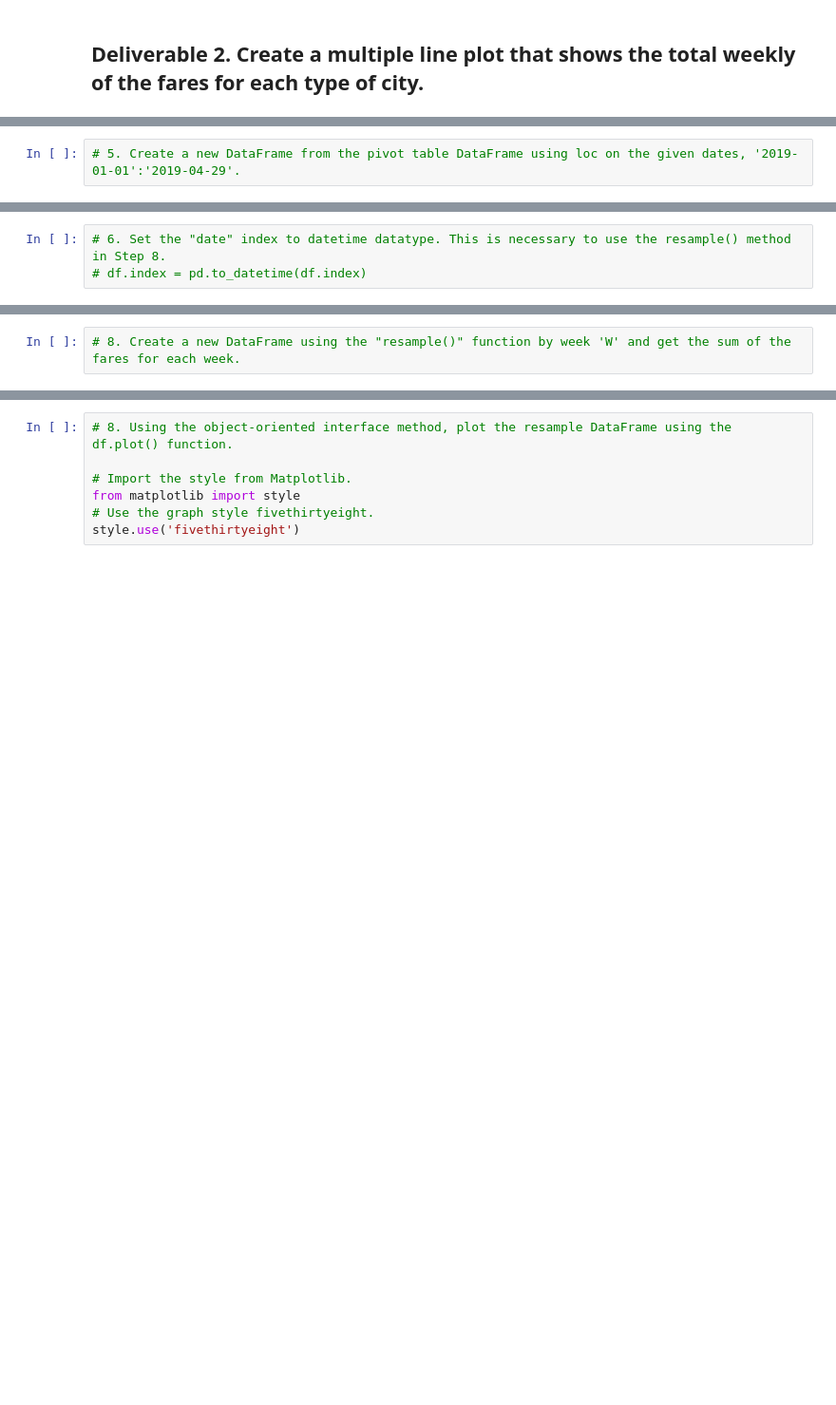
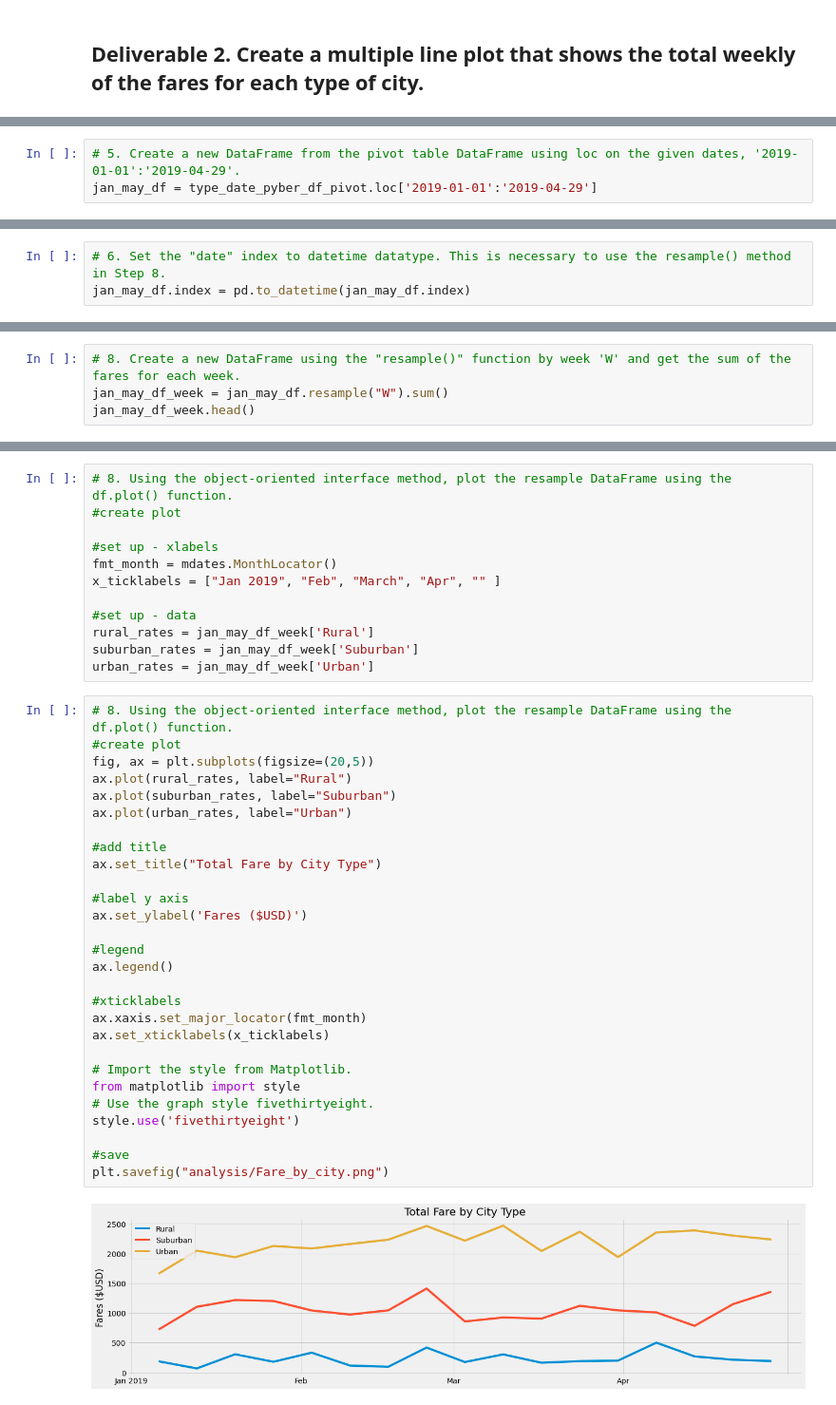
Before and after one commit to Danieleloprieno/PyBer_Analysis, a Jupyter notebook: PyBer_Challenge.ipynb, the cells around one changed output, grey strips where cells are left out. Shown at 95% size. Saved outputs shown, nothing was run; the diff lists cells and outputs as text; blank space fills up the shorter version.

```diff
--- a/PyBer_Challenge.ipynb
+++ b/PyBer_Challenge.ipynb
@@ -136,2 +191,3 @@ pyber_summary_df
 # %%
 # 5. Create a new DataFrame from the pivot table DataFrame using loc on the given dates, '2019-01-01':'2019-04-29'.
+jan_may_df = type_date_pyber_df_pivot.loc['2019-01-01':'2019-04-29']
@@ -138,5 +209,5 @@ pyber_summary_df
 # %%
 # 6. Set the "date" index to datetime datatype. This is necessary to use the resample() method in Step 8.
-# df.index = pd.to_datetime(df.index)
+jan_may_df.index = pd.to_datetime(jan_may_df.index)
 # %%
 # 7. Check that the datatype for the index is datetime using df.info()
@@ -143,2 +226,4 @@ pyber_summary_df
 # %%
 # 8. Create a new DataFrame using the "resample()" function by week 'W' and get the sum of the fares for each week.
+jan_may_df_week = jan_may_df.resample("W").sum()
+jan_may_df_week.head()
@@ -145,7 +249,42 @@ pyber_summary_df
+# %%
+# 8. Using the object-oriented interface method, plot the resample DataFrame using the df.plot() function.
+#create plot
+
+#set up - xlabels
+fmt_month = mdates.MonthLocator()
+x_ticklabels = ["Jan 2019", "Feb", "March", "Apr", "" ]
+
+#set up - data
+rural_rates = jan_may_df_week['Rural']
+suburban_rates = jan_may_df_week['Suburban']
+urban_rates = jan_may_df_week['Urban']
 # %%
 # 8. Using the object-oriented interface method, plot the resample DataFrame using the df.plot() function.
+#create plot
+fig, ax = plt.subplots(figsize=(20,5))
+ax.plot(rural_rates, label="Rural")
+ax.plot(suburban_rates, label="Suburban")
+ax.plot(urban_rates, label="Urban")
+
+#add title
+ax.set_title("Total Fare by City Type")
+
+#label y axis
+ax.set_ylabel('Fares ($USD)')
+
+#legend
+ax.legend()
+
+#xticklabels
+ax.xaxis.set_major_locator(fmt_month)
+ax.set_xticklabels(x_ticklabels)
 
 # Import the style from Matplotlib.
 from matplotlib import style
 # Use the graph style fivethirtyeight.
 style.use('fivethirtyeight')
+
+#save
+plt.savefig("analysis/Fare_by_city.png")
+# %% [output]
+[figure, added]
```
Also changed, not shown: parts of 9 cells of this notebook, 1 other file.
